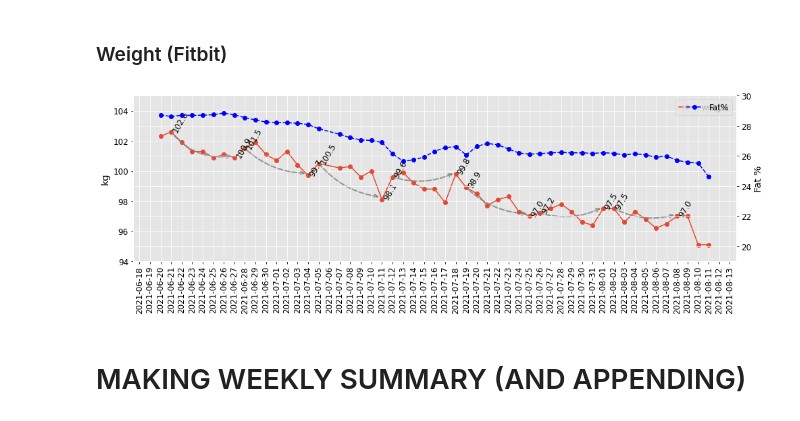
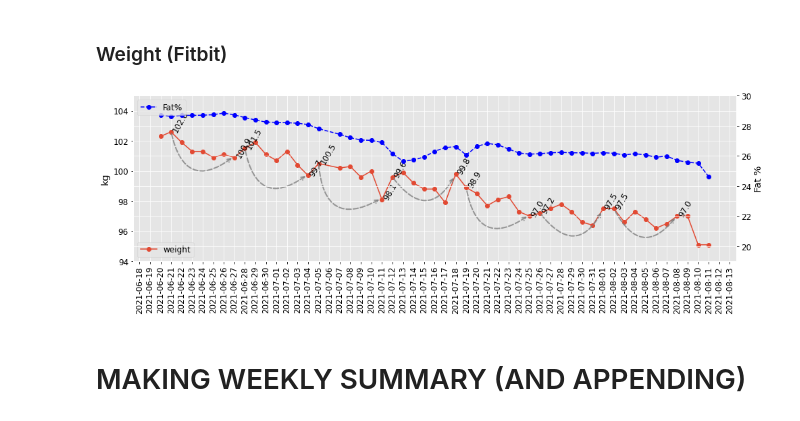
Before and after one commit to jjsantanna/my_health_stats, a Jupyter notebook: my_health_stats.ipynb, the cells around one changed output. Cells and saved outputs as stored; diff of their text form; code cells hidden in the pictures.

Commit message:
updating graphs

```diff
--- a/my_health_stats.ipynb
+++ b/my_health_stats.ipynb
@@ -263,8 +263,8 @@ ax2.set_ylabel("Fat %")
 ax2.set_ylim(19,30)
 
 ax.xaxis.set_major_locator(mdates.DayLocator(interval = 1))
-ax2.legend(loc=0)
-ax.legend(loc=0)
+ax2.legend(loc=2)
+ax.legend(loc=3)
 
 
 
@@ -272,53 +272,53 @@ w_begin='2021-6-21'
 w_end = (datetime.datetime.strptime(w_begin, '%Y-%m-%d').date() + datetime.timedelta(days=6)).strftime('%Y-%m-%d')
 ax.annotate(df_fitbit.at[w_begin, 'weight'], xy=(w_begin, df_fitbit.at[w_begin, 'weight']), xycoords='data', ha='left',rotation=60)#,bbox={"boxstyle" : "circle", "color":"yellow"})
 ax.annotate(df_fitbit.at[w_end, 'weight'], xy=(w_end, df_fitbit.at[w_end, 'weight']), xycoords='data', ha='left',rotation=60)#,bbox={"boxstyle" : "circle", "color":"yellow"})
-ax.annotate(' ', xy=(w_begin, df_fitbit.at[w_begin, 'weight']), xytext=(w_end, df_fitbit.at[w_end, 'weight']),xycoords='data', textcoords='data', arrowprops=dict(arrowstyle= '<-',color='grey',lw=2,ls='--',alpha=0.8,connectionstyle="arc3,rad=-.3"))
+ax.annotate(' ', xy=(w_begin, df_fitbit.at[w_begin, 'weight']), xytext=(w_end, df_fitbit.at[w_end, 'weight']),xycoords='data', textcoords='data', arrowprops=dict(arrowstyle= '<-',color='grey',lw=2,ls='--',alpha=0.8,connectionstyle="arc3,rad=-.8"))
 
 w_begin='2021-6-28'
 w_end = (datetime.datetime.strptime(w_begin, '%Y-%m-%d').date() + datetime.timedelta(days=6)).strftime('%Y-%m-%d')
 ax.annotate(df_fitbit.at[w_begin, 'weight'], xy=(w_begin, df_fitbit.at[w_begin, 'weight']), xycoords='data', ha='left',rotation=60)#,bbox={"boxstyle" : "circle", "color":"yellow"})
 ax.annotate(df_fitbit.at[w_end, 'weight'], xy=(w_end, df_fitbit.at[w_end, 'weight']), xycoords='data', ha='left',rotation=60)#,bbox={"boxstyle" : "circle", "color":"yellow"})
-ax.annotate(' ', xy=(w_begin, df_fitbit.at[w_begin, 'weight']), xytext=(w_end, df_fitbit.at[w_end, 'weight']),xycoords='data', textcoords='data', arrowprops=dict(arrowstyle= '<-',color='grey',lw=2,ls='--',alpha=0.8,connectionstyle="arc3,rad=-.2"))
+ax.annotate(' ', xy=(w_begin, df_fitbit.at[w_begin, 'weight']), xytext=(w_end, df_fitbit.at[w_end, 'weight']),xycoords='data', textcoords='data', arrowprops=dict(arrowstyle= '<-',color='grey',lw=2,ls='--',alpha=0.8,connectionstyle="arc3,rad=-.8"))
 
 w_begin='2021-7-05'
 w_end = (datetime.datetime.strptime(w_begin, '%Y-%m-%d').date() + datetime.timedelta(days=6)).strftime('%Y-%m-%d')
 ax.annotate(df_fitbit.at[w_begin, 'weight'], xy=(w_begin, df_fitbit.at[w_begin, 'weight']), xycoords='data', ha='left',rotation=60)#,bbox={"boxstyle" : "circle", "color":"yellow"})
 ax.annotate(df_fitbit.at[w_end, 'weight'], xy=(w_end, df_fitbit.at[w_end, 'weight']), xycoords='data', ha='left',rotation=60)#,bbox={"boxstyle" : "circle", "color":"yellow"})
-ax.annotate(' ', xy=(w_begin, df_fitbit.at[w_begin, 'weight']), xytext=(w_end, df_fitbit.at[w_end, 'weight']),xycoords='data', textcoords='data', arrowprops=dict(arrowstyle= '<-',color='grey',lw=2,ls='--',alpha=0.8,connectionstyle="arc3,rad=-.2"))
+ax.annotate(' ', xy=(w_begin, df_fitbit.at[w_begin, 'weight']), xytext=(w_end, df_fitbit.at[w_end, 'weight']),xycoords='data', textcoords='data', arrowprops=dict(arrowstyle= '<-',color='grey',lw=2,ls='--',alpha=0.8,connectionstyle="arc3,rad=-.8"))
 
 w_begin='2021-7-12'
 w_end = (datetime.datetime.strptime(w_begin, '%Y-%m-%d').date() + datetime.timedelta(days=6)).strftime('%Y-%m-%d')
 ax.annotate(df_fitbit.at[w_begin, 'weight'], xy=(w_begin, df_fitbit.at[w_begin, 'weight']), xycoords='data', ha='left',rotation=60)#,bbox={"boxstyle" : "circle", "color":"yellow"})
 ax.annotate(df_fitbit.at[w_end, 'weight'], xy=(w_end, df_fitbit.at[w_end, 'weight']), xycoords='data', ha='left',rotation=60)#,bbox={"boxstyle" : "circle", "color":"yellow"})
-ax.annotate(' ', xy=(w_begin, df_fitbit.at[w_begin, 'weight']), xytext=(w_end, df_fitbit.at[w_end, 'weight']),xycoords='data', textcoords='data', arrowprops=dict(arrowstyle= '<-',color='grey',lw=2,ls='--',alpha=0.8,connectionstyle="arc3,rad=-.2"))
+ax.annotate(' ', xy=(w_begin, df_fitbit.at[w_begin, 'weight']), xytext=(w_end, df_fitbit.at[w_end, 'weight']),xycoords='data', textcoords='data', arrowprops=dict(arrowstyle= '<-',color='grey',lw=2,ls='--',alpha=0.8,connectionstyle="arc3,rad=-.8"))
 
 w_begin='2021-7-19'
 w_end = (datetime.datetime.strptime(w_begin, '%Y-%m-%d').date() + datetime.timedelta(days=6)).strftime('%Y-%m-%d')
 ax.annotate(df_fitbit.at[w_begin, 'weight'], xy=(w_begin, df_fitbit.at[w_begin, 'weight']), xycoords='data', ha='left',rotation=60)#,bbox={"boxstyle" : "circle", "color":"yellow"})
 ax.annotate(df_fitbit.at[w_end, 'weight'], xy=(w_end, df_fitbit.at[w_end, 'weight']), xycoords='data', ha='left',rotation=60)#,bbox={"boxstyle" : "circle", "color":"yellow"})
-ax.annotate(' ', xy=(w_begin, df_fitbit.at[w_begin, 'weight']), xytext=(w_end, df_fitbit.at[w_end, 'weight']),xycoords='data', textcoords='data', arrowprops=dict(arrowstyle= '<-',color='grey',lw=2,ls='--',alpha=0.8,connectionstyle="arc3,rad=-.2"))
+ax.annotate(' ', xy=(w_begin, df_fitbit.at[w_begin, 'weight']), xytext=(w_end, df_fitbit.at[w_end, 'weight']),xycoords='data', textcoords='data', arrowprops=dict(arrowstyle= '<-',color='grey',lw=2,ls='--',alpha=0.8,connectionstyle="arc3,rad=-.8"))
 
 w_begin='2021-7-26'
 w_end = (datetime.datetime.strptime(w_begin, '%Y-%m-%d').date() + datetime.timedelta(days=6)).strftime('%Y-%m-%d')
 ax.annotate(df_fitbit.at[w_begin, 'weight'], xy=(w_begin, df_fitbit.at[w_begin, 'weight']), xycoords='data', ha='left',rotation=60)#,bbox={"boxstyle" : "circle", "color":"yellow"})
 ax.annotate(df_fitbit.at[w_end, 'weight'], xy=(w_end, df_fitbit.at[w_end, 'weight']), xycoords='data', ha='left',rotation=60)#,bbox={"boxstyle" : "circle", "color":"yellow"})
-ax.annotate(' ', xy=(w_begin, df_fitbit.at[w_begin, 'weight']), xytext=(w_end, df_fitbit.at[w_end, 'weight']),xycoords='data', textcoords='data', arrowprops=dict(arrowstyle= '<-',color='grey',lw=2,ls='--',alpha=0.8,connectionstyle="arc3,rad=-.2"))
+ax.annotate(' ', xy=(w_begin, df_fitbit.at[w_begin, 'weight']), xytext=(w_end, df_fitbit.at[w_end, 'weight']),xycoords='data', textcoords='data', arrowprops=dict(arrowstyle= '<-',color='grey',lw=2,ls='--',alpha=0.8,connectionstyle="arc3,rad=-.8"))
 
 w_begin='2021-8-2'
 w_end = (datetime.datetime.strptime(w_begin, '%Y-%m-%d').date() + datetime.timedelta(days=6)).strftime('%Y-%m-%d')
 ax.annotate(df_fitbit.at[w_begin, 'weight'], xy=(w_begin, df_fitbit.at[w_begin, 'weight']), xycoords='data', ha='left',rotation=60)#,bbox={"boxstyle" : "circle", "color":"yellow"})
 ax.annotate(df_fitbit.at[w_end, 'weight'], xy=(w_end, df_fitbit.at[w_end, 'weight']), xycoords='data', ha='left',rotation=60)#,bbox={"boxstyle" : "circle", "color":"yellow"})
-ax.annotate(' ', xy=(w_begin, df_fitbit.at[w_begin, 'weight']), xytext=(w_end, df_fitbit.at[w_end, 'weight']),xycoords='data', textcoords='data', arrowprops=dict(arrowstyle= '<-',color='grey',lw=2,ls='--',alpha=0.8,connectionstyle="arc3,rad=-.2"))
+ax.annotate(' ', xy=(w_begin, df_fitbit.at[w_begin, 'weight']), xytext=(w_end, df_fitbit.at[w_end, 'weight']),xycoords='data', textcoords='data', arrowprops=dict(arrowstyle= '<-',color='grey',lw=2,ls='--',alpha=0.8,connectionstyle="arc3,rad=-.8"))
 
 # # Converting matplotlib vizualization into a plotly HTML
 # plotly_fig = tls.mpl_to_plotly(fig)
 # plotly.offline.plot(plotly_fig,filename='_includes/weight.html')
 
 plt.setp(ax.xaxis.get_majorticklabels(), rotation=90, ha='center')
 
 fig.savefig('assets/weight.png', bbox_inches='tight',format='png', dpi=800, transparent=True)
 # %% [output]
-[figure, old version]
+[figure, new version]
 # %% [markdown]
 # MAKING WEEKLY SUMMARY (AND APPENDING)
 # %% [markdown]
```
Also changed, not shown: 1 other file.
